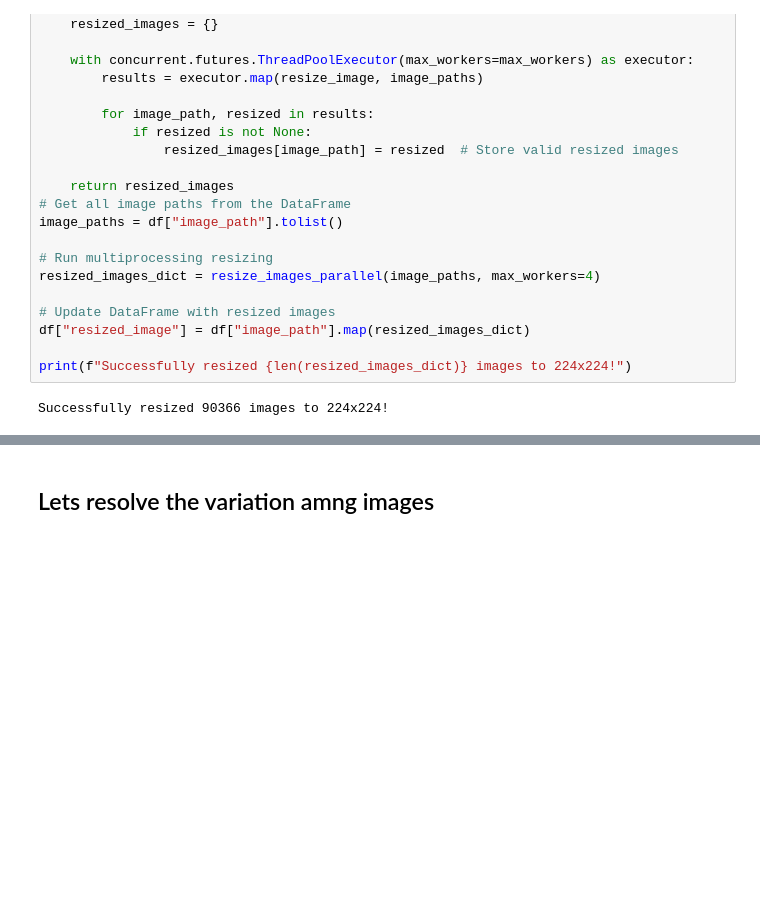
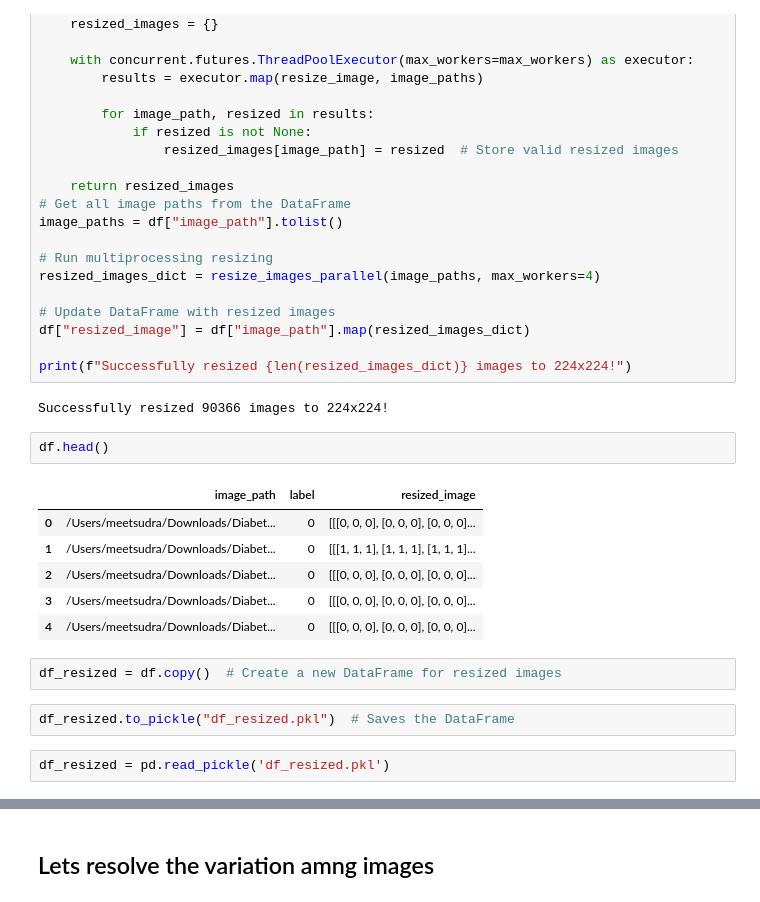
Before and after one commit to meetsudra11/Early-Detection-of-DR, a Jupyter notebook: DR.ipynb, the cells around one changed output, grey strips where cells are left out. Saved outputs shown, nothing was run; the diff lists cells and outputs as text; blank space fills up the shorter version.

```diff
--- a/DR.ipynb
+++ b/DR.ipynb
@@ -274,3 +274,18 @@ df["resized_image"] = df["image_path"].map(resized_images_dict)
 print(f"Successfully resized {len(resized_images_dict)} images to 224x224!")
 # %% [output]
 Successfully resized 90366 images to 224x224!
+# %%
+df.head()
+# %% [output]
+|  | image_path | label | resized_image |
+| 0 | /Users/meetsudra/Downloads/Diabet... | 0 | [[[0, 0, 0], [0, 0, 0], [0, 0, 0]... |
+| 1 | /Users/meetsudra/Downloads/Diabet... | 0 | [[[1, 1, 1], [1, 1, 1], [1, 1, 1]... |
+| 2 | /Users/meetsudra/Downloads/Diabet... | 0 | [[[0, 0, 0], [0, 0, 0], [0, 0, 0]... |
+| 3 | /Users/meetsudra/Downloads/Diabet... | 0 | [[[0, 0, 0], [0, 0, 0], [0, 0, 0]... |
+| 4 | /Users/meetsudra/Downloads/Diabet... | 0 | [[[0, 0, 0], [0, 0, 0], [0, 0, 0]... |
+# %%
+df_resized = df.copy()  # Create a new DataFrame for resized images
+# %%
+df_resized.to_pickle("df_resized.pkl")  # Saves the DataFrame
+# %%
+df_resized = pd.read_pickle('df_resized.pkl')
```
Also changed, not shown: parts of 22 cells of this notebook.
